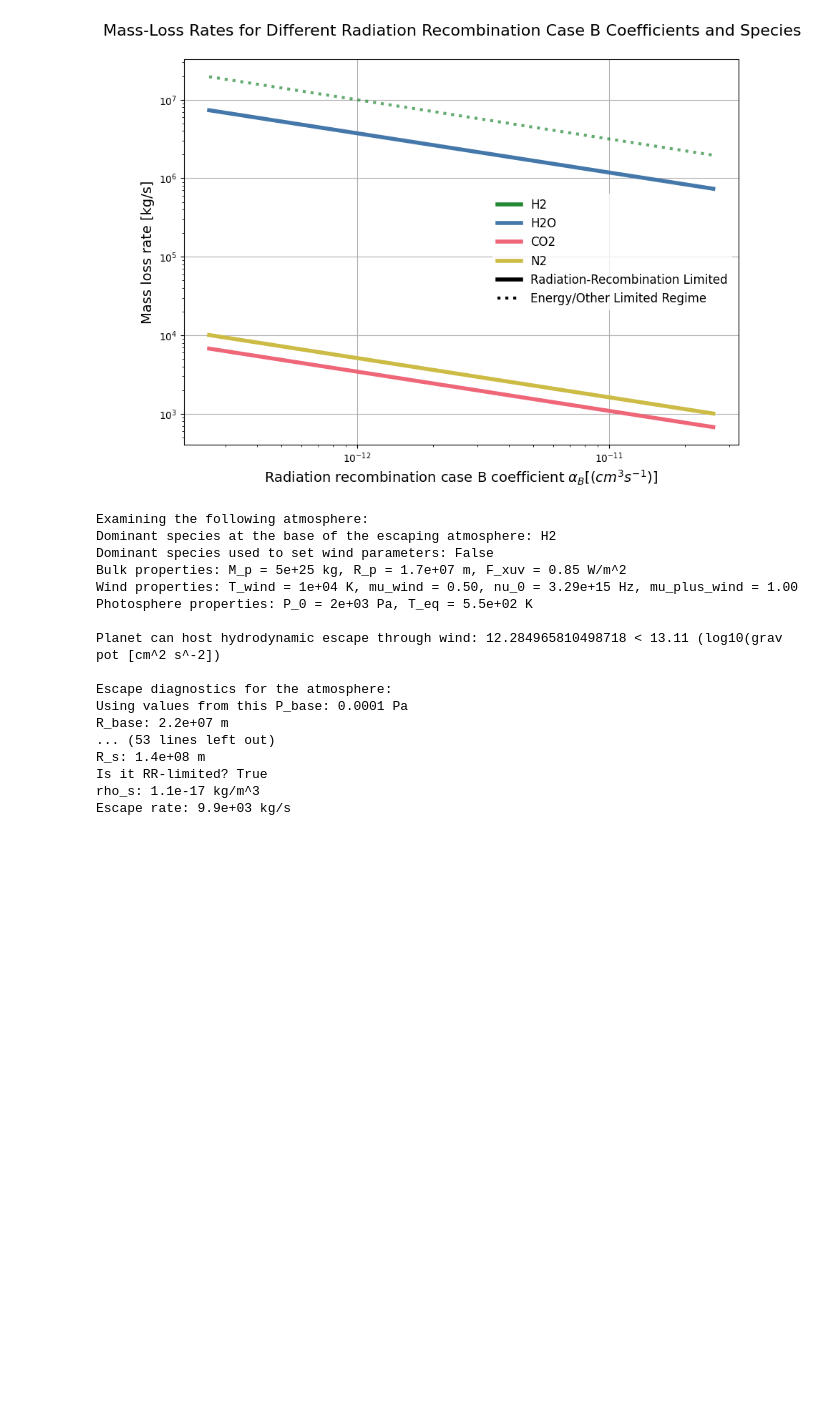
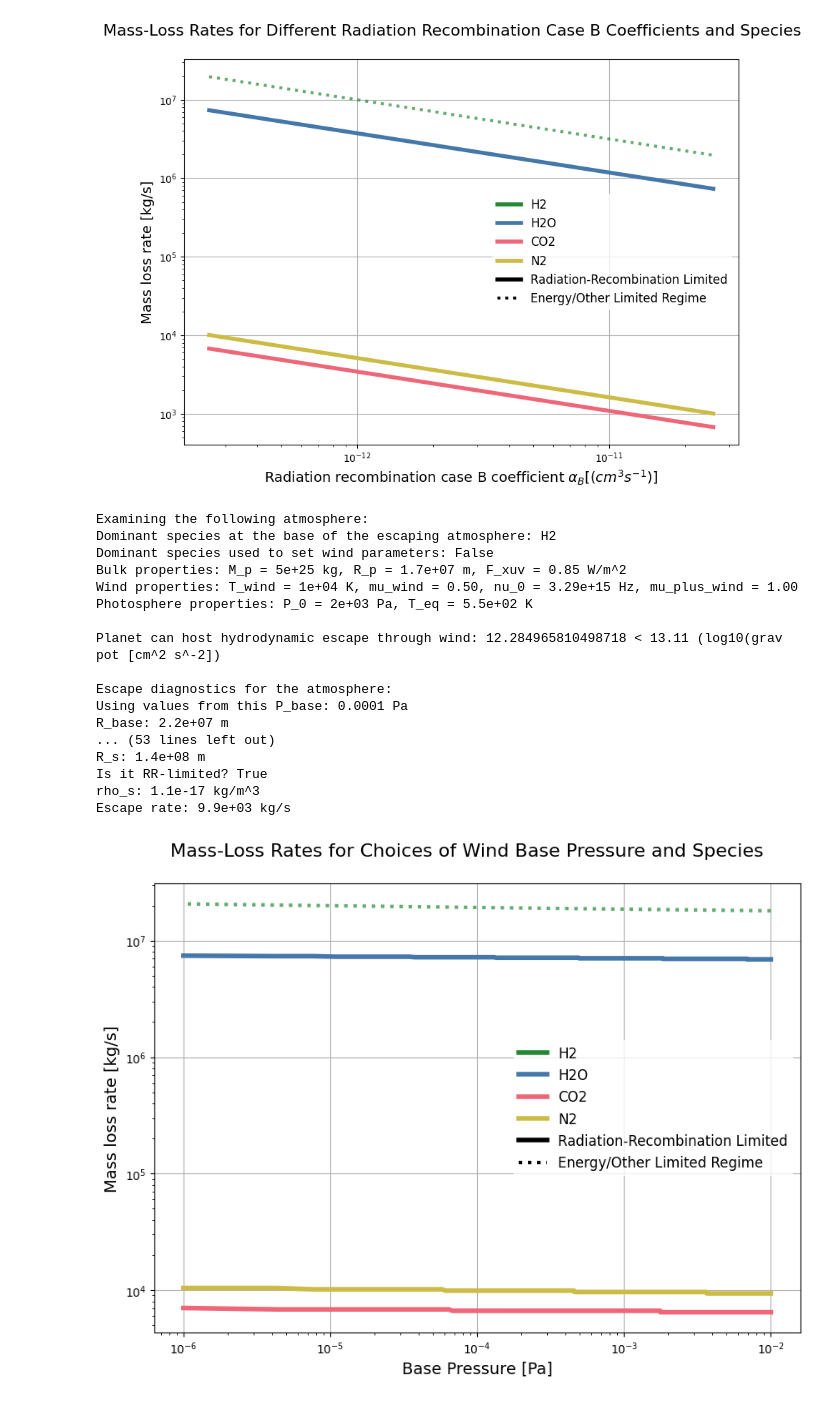
Before and after one commit to FormingWorlds/BScProjectAtmosphericEscape, a Jupyter notebook: plots/results_safari.ipynb, the cells around one changed output. Saved outputs shown, nothing was run; the diff lists cells and outputs as text; code cells hidden in the pictures; blank space fills up the shorter version.

Commit message:
Implemented P_base parameter sensitivity sweep of M_rr rate.

```diff
--- a/plots/results_safari.ipynb
+++ b/plots/results_safari.ipynb
@@ -60,7 +63,7 @@ for species in species_microphysics.keys(): #for each species
         dominant_species=species) for m in Mass_array])
 
     #now we have an array of atmospheres with different masses, we can sweep through them and get the mass loss rates and check if it is rr_limited
-    M_dot_rr, regime_break, rr_mask = sweep_masses(atms_varied_mass)
+    M_dot_rr, regime_break, rr_mask = sweep_parameter(atms_varied_mass)
     atmospheres_swept_varied_mass[species] = (M_dot_rr, regime_break, rr_mask)
 
 
@@ -116,7 +119,7 @@ for species in species_microphysics.keys(): #for each species
         determine_radius=True) for m in Mass_array])
 
     #now we have an array of atmospheres with different masses, we can sweep through them and get the mass loss rates and check if it is rr_limited
-    M_dot_rr, regime_break, rr_mask = sweep_masses(atms_varied_mass_MR)
+    M_dot_rr, regime_break, rr_mask = sweep_parameter(atms_varied_mass_MR)
     atmospheres_swept_varied_mass_MR[species] = (M_dot_rr, regime_break, rr_mask)
 
 
@@ -277,7 +280,7 @@ for species in species_microphysics.keys(): #for each species
         dominant_species=species) for F in Flux_array_xuv])
 
     #now we have an array of atmospheres with different masses, we can sweep through them and get the mass loss rates and check if it is rr_limited
-    M_dot_rr, regime_break, rr_mask = sweep_fluxes(atms_varied_flux)
+    M_dot_rr, regime_break, rr_mask = sweep_parameter(atms_varied_flux)
     atmospheres_swept_varied_flux[species] = (M_dot_rr, regime_break, rr_mask)
 
 
@@ -338,7 +341,7 @@ for species in species_microphysics.keys(): #See dictionary defined above for th
         rr_coeff=a #input in cm^3 s^-1, but is converted inside the function for escape rate calculation to m^3 s^-1
     ) for a in alpha_B])
 
-    rates, r_break, rr_mask = sweep_coeffs(atm_varied_coeff)
+    rates, r_break, rr_mask = sweep_parameter(atm_varied_coeff)
     atmospheres_swept_coeffs[species] = (rates, r_break, rr_mask)
 
 keys = list(atmospheres_swept_coeffs.keys())
@@ -412,3 +415,57 @@ R_s: 1.4e+08 m
 Is it RR-limited? True
 rho_s: 1.1e-17 kg/m^3
 Escape rate: 9.9e+03 kg/s
+# %%
+### Parameter sensitivity test for choice of P_base for RR escape rate calculation ###
+P_base_array = np.linspace(10**(-2), 10**(-6), 3000) #[Pa] array of base pressures to test for the RR escape rate calculation, from 100 Pa to 10000 Pa. This is to test the sensitivity of the choice of base pressure for the RR escape rate calculation, which is currently set at 2000 Pa. We want to see if this choice affects the results significantly or not.
+
+atmospheres_swept_P_base = {}
+for species in species_microphysics.keys(): #See dictionary defined above for the microphysical parameters of each species in the second cell
+    atm_varied_P_base = np.array([make_simple_atmosphere(
+        M_p=8.41 * 5.9722 * 10**24,
+        R_p=2.73 * 6.371 * 10**6,
+        F_xuv=10**2.93 * erg_to_joule * cm_to_m**(-2),
+        nu_0=species_microphysics[species]['nu_0'],
+        mu_wind=species_microphysics[species]['mu_wind'],
+        mu_plus_wind=species_microphysics[species]['mu_plus_wind'],
+        T_eq=553,
+        mu_photo=species_microphysics[species]['mu_photo'],
+        P_base=P_base,
+        T_wind=10**4,
+        dominant_species=species,
+    ) for P_base in P_base_array])
+
+    rates, r_break, rr_mask = sweep_parameter(atm_varied_P_base, check_P_base=True, sensitivity=4, target_P_base=P_base_array)
+    atmospheres_swept_P_base[species] = (rates, r_break, rr_mask)
+
+keys = list(atmospheres_swept_P_base.keys())
+
+
+colours = ['#228833', '#4477AA', '#EE6677', '#CCBB44']
+fig, ax = plt.subplots(1, 1, figsize=(10, 7))
+fig.suptitle('Mass-Loss Rates for Choices of Wind Base Pressure and Species' , fontsize=16, y=0.95)
+
+for i, species in enumerate(keys):
+    mass_loss_rates_P_base, regime_break_P_base, rr_mask_P_base = atmospheres_swept_P_base[species]
+    #plotting the whole mass loss rate curve as dotted first
+    ax.plot(P_base_array, mass_loss_rates_P_base, linestyle='dotted', color=colours[i], alpha=0.7, lw=3)
+    #then plotting the part that is rr_limited as solid
+    ax.plot(P_base_array[rr_mask_P_base], np.array(mass_loss_rates_P_base)[rr_mask_P_base], linestyle='solid', color=colours[i], label=f'{species}', lw=4)
+
+custom_lines = [Line2D([0], [0], color='black', linestyle='-', lw=4),
+                Line2D([0], [0], color='black', linestyle=':', lw=3)]
+
+# Get current handles and append our style definitions to the legend
+handles, labels = ax.get_legend_handles_labels()
+handles.extend(custom_lines)
+labels.extend(['Radiation-Recombination Limited', 'Energy/Other Limited Regime'])
+ax.legend(handles=handles, labels=labels, loc='best', fontsize=12, frameon=True, shadow=False, facecolor='white', edgecolor='none')
+ax.grid(True)
+ax.set_xlabel('Base Pressure [Pa]', fontsize=14)
+ax.set_ylabel('Mass loss rate [kg/s]', fontsize=14)
+ax.set_xscale('log')
+ax.set_yscale('log')
+#plt.savefig('Keepers/RR_coeff_sensitivity.png', dpi=300)
+plt.show()
+# %% [output]
+[figure, added]
```
Also changed, not shown: parts of 1 cell of this notebook, 1 other file.
